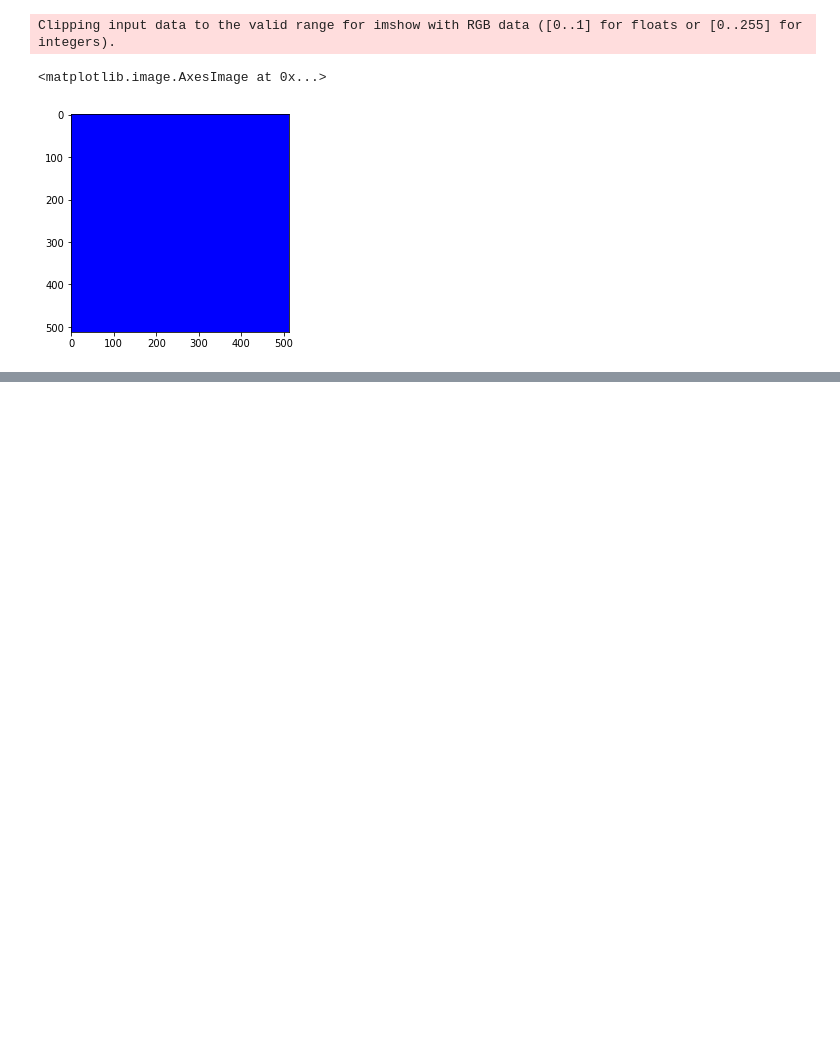
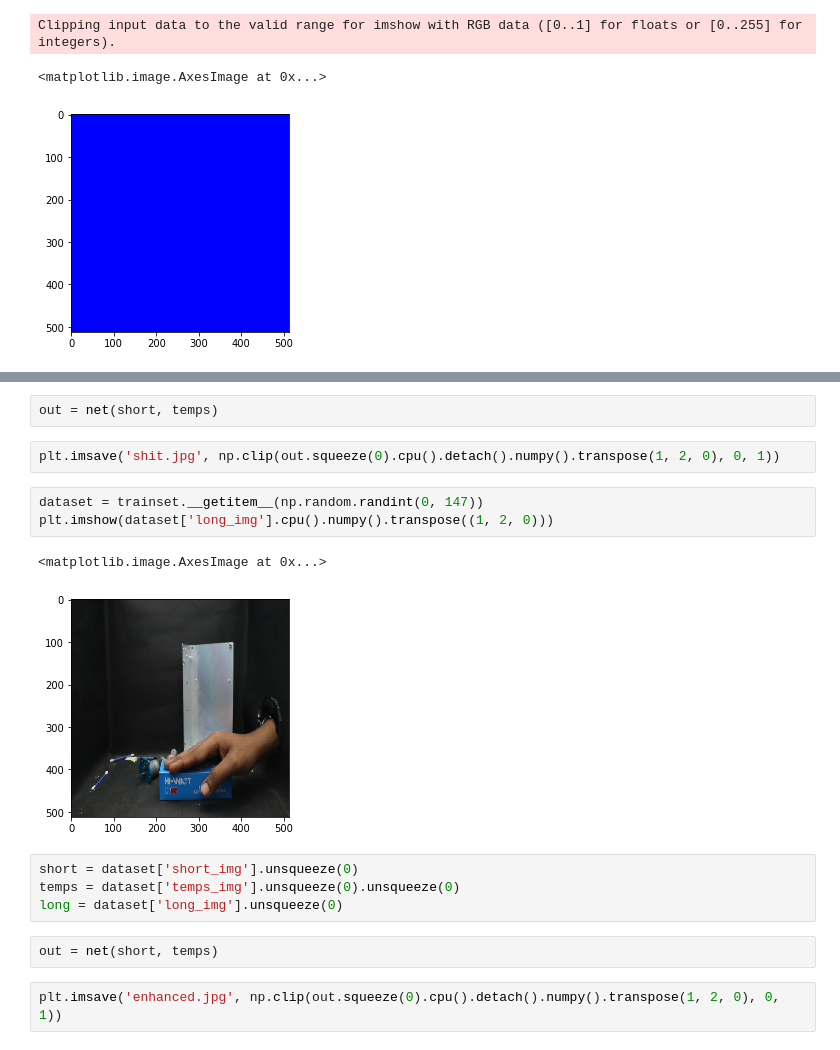
Before and after one commit to spider-tronix/Dark-Sight, a Jupyter notebook: DarkNet/results/train.ipynb, the cells around one changed output, grey strips where cells are left out. Saved outputs shown, nothing was run; the diff lists cells and outputs as text; blank space fills up the shorter version.

```diff
--- a/DarkNet/results/train.ipynb
+++ b/DarkNet/results/train.ipynb
@@ -40,0 +62,18 @@ tensor(0.0474, device='cuda:0', grad_fn=<MaxBackward1>)
+# %%
+out = net(short, temps)
+# %%
+plt.imsave('shit.jpg', np.clip(out.squeeze(0).cpu().detach().numpy().transpose(1, 2, 0), 0, 1))
+# %%
+dataset = trainset.__getitem__(np.random.randint(0, 147))
+plt.imshow(dataset['long_img'].cpu().numpy().transpose((1, 2, 0)))
+# %% [output]
+<matplotlib.image.AxesImage at 0x...>
+[figure, added]
+# %%
+short = dataset['short_img'].unsqueeze(0)
+temps = dataset['temps_img'].unsqueeze(0).unsqueeze(0)
+long = dataset['long_img'].unsqueeze(0)
+# %%
+out = net(short, temps)
+# %%
+plt.imsave('enhanced.jpg', np.clip(out.squeeze(0).cpu().detach().numpy().transpose(1, 2, 0), 0, 1))
```
Also changed, not shown: parts of 10 cells of this notebook.
